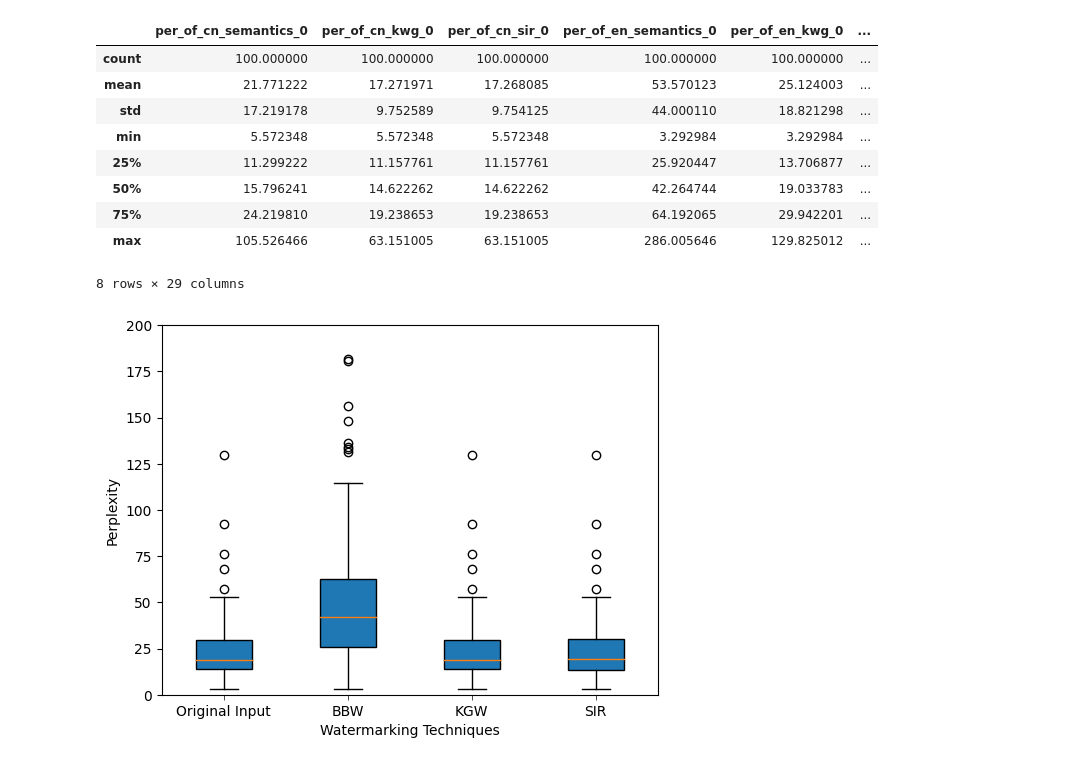
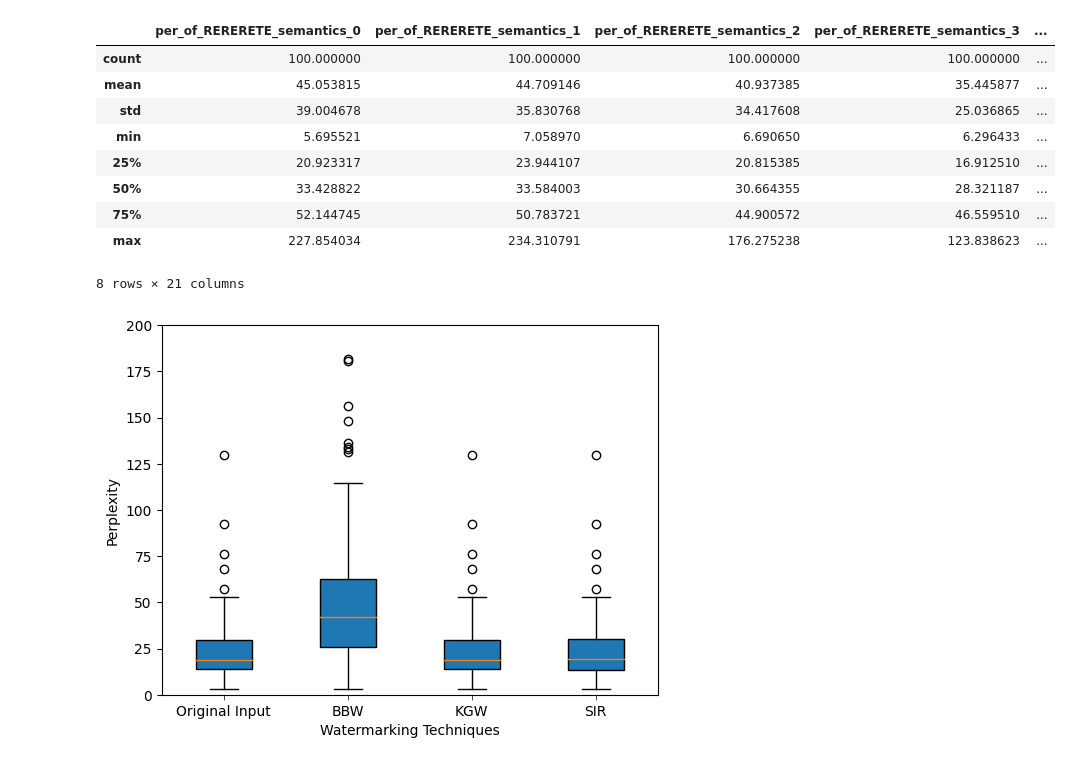
Before and after one commit to shreeman1000/WaterMark, a Jupyter notebook: graph.ipynb, the cells around one changed output. Drawn from its saved outputs; the diff is of its cells as text; code cells hidden in the pictures.

```diff
--- a/graph.ipynb
+++ b/graph.ipynb
@@ -2,19 +2,19 @@
 import pandas as pd
 import matplotlib.pyplot as plt
 # %%
-df = pd.read_csv("Per_ult1.csv")
+df = pd.read_csv("Per_ult1_ultimate.csv")
 df[[i for i in df.columns if 'per' in i]].describe()
 # %% [output]
-|  | per_of_cn_semantics_0 | per_of_cn_kwg_0 | per_of_cn_sir_0 | per_of_en_semantics_0 | per_of_en_kwg_0 | ... |
-| count | 100.000000 | 100.000000 | 100.000000 | 100.000000 | 100.000000 | ... |
-| mean | 21.771222 | 17.271971 | 17.268085 | 53.570123 | 25.124003 | ... |
-| std | 17.219178 | 9.752589 | 9.754125 | 44.000110 | 18.821298 | ... |
-| min | 5.572348 | 5.572348 | 5.572348 | 3.292984 | 3.292984 | ... |
-| 25% | 11.299222 | 11.157761 | 11.157761 | 25.920447 | 13.706877 | ... |
-| 50% | 15.796241 | 14.622262 | 14.622262 | 42.264744 | 19.033783 | ... |
-| 75% | 24.219810 | 19.238653 | 19.238653 | 64.192065 | 29.942201 | ... |
-| max | 105.526466 | 63.151005 | 63.151005 | 286.005646 | 129.825012 | ... |
+|  | per_of_RERERETE_semantics_0 | per_of_RERERETE_semantics_1 | per_of_RERERETE_semantics_2 | per_of_RERERETE_semantics_3 | ... |
+| count | 100.000000 | 100.000000 | 100.000000 | 100.000000 | ... |
+| mean | 45.053815 | 44.709146 | 40.937385 | 35.445877 | ... |
+| std | 39.004678 | 35.830768 | 34.417608 | 25.036865 | ... |
+| min | 5.695521 | 7.058970 | 6.690650 | 6.296433 | ... |
+| 25% | 20.923317 | 23.944107 | 20.815385 | 16.912510 | ... |
+| 50% | 33.428822 | 33.584003 | 30.664355 | 28.321187 | ... |
+| 75% | 52.144745 | 50.783721 | 44.900572 | 46.559510 | ... |
+| max | 227.854034 | 234.310791 | 176.275238 | 123.838623 | ... |
-8 rows × 29 columns
+8 rows × 21 columns
 # %%
 a = []
 labels = ['Original Input']
```
Also changed, not shown: parts of 24 cells of this notebook, 14 other files.
